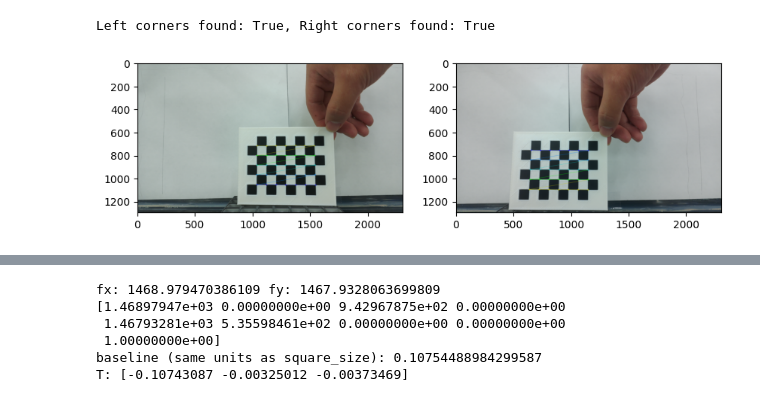
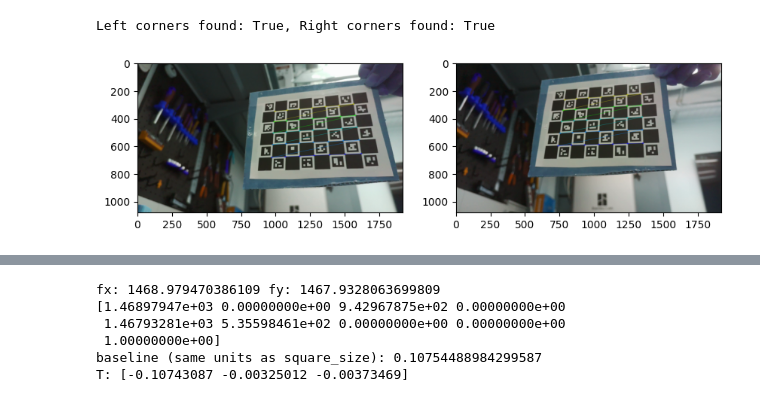
Before and after one commit to zzzzzbk/Sterero_Cam_Pi, a Jupyter notebook: CV_scripts.ipynb, the cells around one changed output, grey strips where cells are left out. Saved outputs shown, nothing was run; the diff lists cells and outputs as text; code cells hidden in the pictures.

```diff
--- a/CV_scripts.ipynb
+++ b/CV_scripts.ipynb
@@ -15,9 +15,9 @@ CHESSBOARD = (7,5)
 # Square size in meters (e.g. 20 mm = 0.020)
 SQUARE_SIZE = 0.010
 # %%
-id=2
-lp=f"calib/left_{id:02d}.png"
-rp=f"calib/right_{id:02d}.png"
+id=31
+lp=f"data/calibration/frames/left_{id:04d}.png"
+rp=f"data/calibration/frames/right_{id:04d}.png"
 img_l = cv2.imread(lp, cv2.IMREAD_COLOR)
 img_r = cv2.imread(rp, cv2.IMREAD_COLOR)
 
@@ -34,31 +34,31 @@ plt.subplot(1,2,1)
 # plt.imshow(gray_l, cmap='gray')
 # plt.title('Left Image')
 # plt.subplot(1,2,2)
 # plt.imshow(gray_r, cmap='gray')
 criteria_subpix = (cv2.TERM_CRITERIA_EPS + cv2.TERM_CRITERIA_MAX_ITER, 30, 1e-4)
 if ret_l:
     #corners_l = cv2.cornerSubPix(gray_l, corners_l, (11, 11), (-1, -1), criteria_subpix)
     vis_l = img_l.copy()
     #vis_r = img_r.copy()
     cv2.drawChessboardCorners(vis_l, CHESSBOARD, corners_l, True)
     #cv2.drawChessboardCorners(vis_r, CHESSBOARD, corners_r, True)
 
     plt.imshow(vis_l)
 else:
     plt.imshow(img_l)
 
 
 plt.subplot(1,2,2)
 if ret_r:
     #corners_r = cv2.cornerSubPix(gray_r, corners_r, (11, 11), (-1, -1), criteria_subpix)
     vis_r = img_r.copy()
     #vis_r = img_r.copy()
     cv2.drawChessboardCorners(vis_r, CHESSBOARD, corners_r, True)
     #cv2.drawChessboardCorners(vis_r, CHESSBOARD, corners_r, True)
 
     plt.imshow(vis_r)
 else:
     plt.imshow(img_r)
 # %% [output]
 Left corners found: True, Right corners found: True
-[figure, old version]
+[figure, new version]
```
Also changed, not shown: parts of 1 cell of this notebook, 4 other files.
